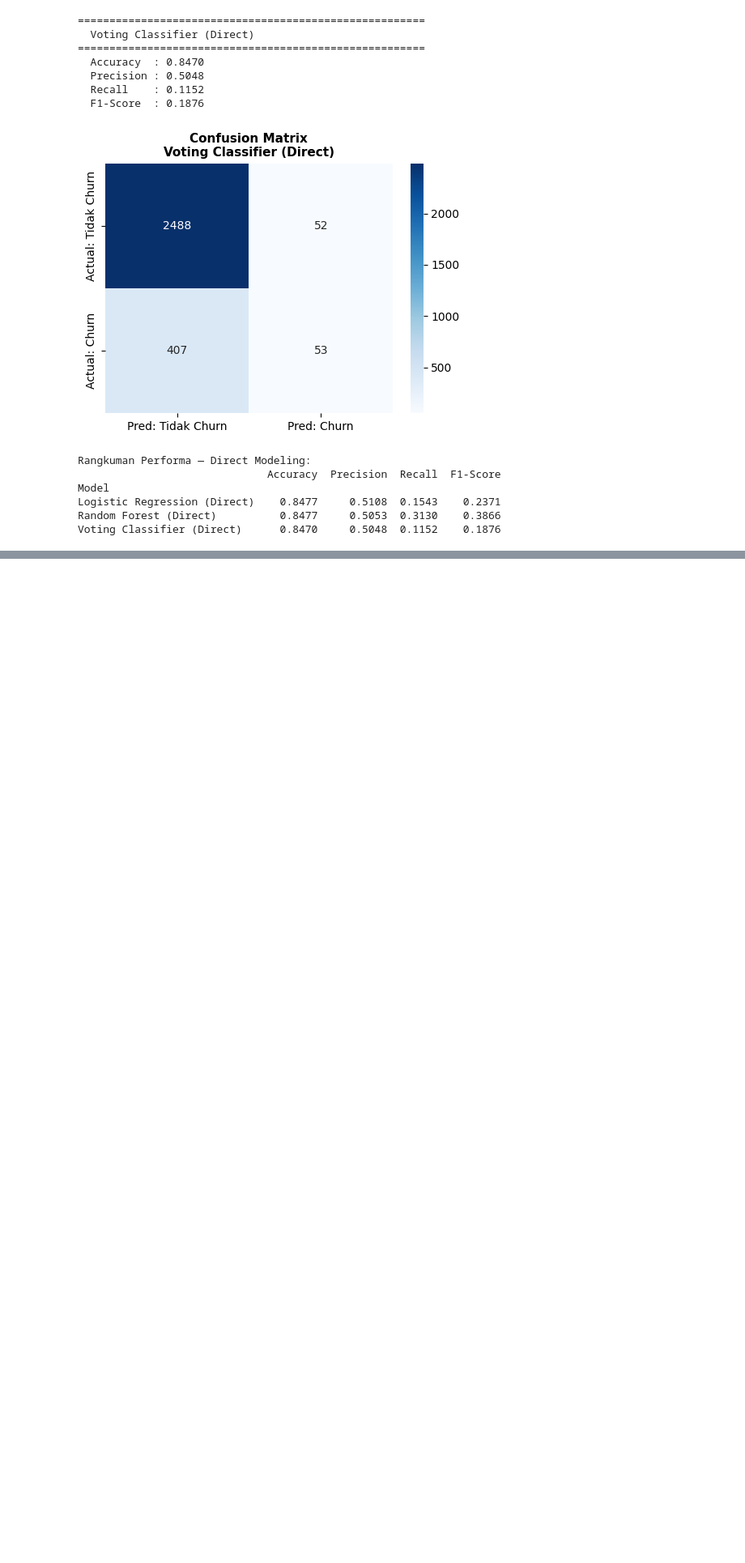
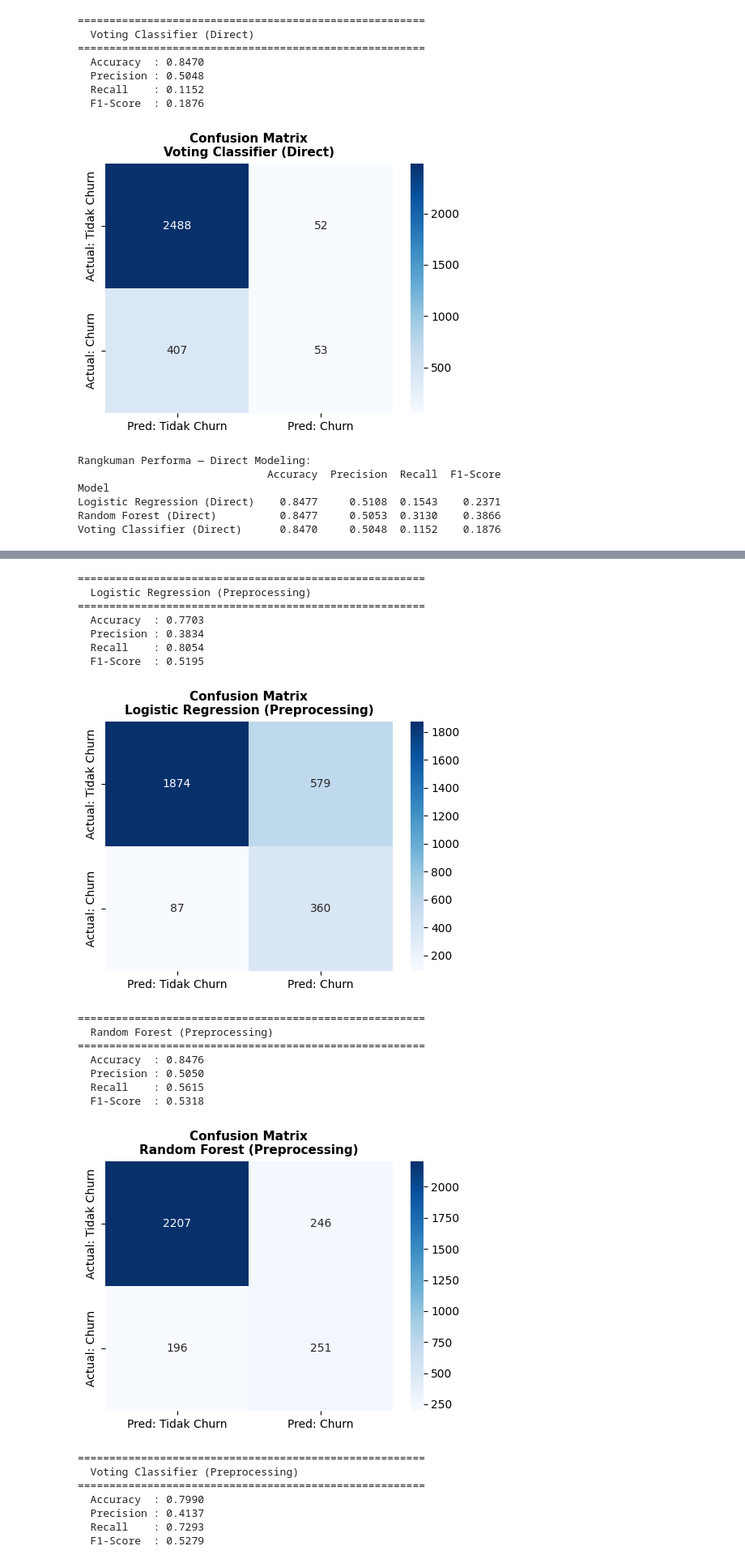
Before and after one commit to fikriwildann/customer-churn-prediction, a Jupyter notebook: UAS_BENGKOD.ipynb, the cells around one changed output, grey strips where cells are left out. Shown at 81% size. Cells and saved outputs as stored; diff of their text form; code cells hidden in the pictures; blank space fills up the shorter version.

```diff
--- a/UAS_BENGKOD.ipynb
+++ b/UAS_BENGKOD.ipynb
@@ -364,0 +458,9 @@ Voting Classifier (Direct)      0.8470     0.5048  0.1152    0.1876
+# %%
+# Encoding Fitur Kategorikal (One-Hot Encoding)
+cat_to_encode = df_prep.select_dtypes(include='object').columns.tolist()
+print(f'Kolom yang di-encode: {cat_to_encode}')
+
+df_prep = pd.get_dummies(df_prep, columns=cat_to_encode, drop_first=True)
+
+print(f'Shape setelah One-Hot Encoding: {df_prep.shape}')
+df_prep.head(3)
@@ -364,0 +507,11 @@ Voting Classifier (Direct)      0.8470     0.5048  0.1152    0.1876
+# %%
+# Penanganan Class Imbalance dengan SMOTE
+print('Distribusi kelas sebelum SMOTE:')
+print(pd.Series(y_train_p).value_counts())
+
+smote = SMOTE(random_state=42)
+X_train_sm, y_train_sm = smote.fit_resample(X_train_p_sc, y_train_p)
+
+print('\nDistribusi kelas setelah SMOTE:')
+print(pd.Series(y_train_sm).value_counts())
+print(f'\nJumlah data train: {len(X_train_sm):,} sampel')
@@ -364,0 +532,50 @@ Voting Classifier (Direct)      0.8470     0.5048  0.1152    0.1876
+# %%
+# Model 1 — Logistic Regression (Konvensional)
+lr_prep = LogisticRegression(random_state=42, max_iter=1000)
+
+# Model 2 — Random Forest (Ensemble Bagging)
+rf_prep = RandomForestClassifier(random_state=42, n_estimators=100)
+
+# Model 3 — LR + KNN + RF (Ensemble Voting)
+lr_vp  = LogisticRegression(random_state=42, max_iter=1000)
+knn_vp = KNeighborsClassifier()
+rf_vp  = RandomForestClassifier(random_state=42, n_estimators=50)
+voting_prep = VotingClassifier(
+    estimators=[('lr', lr_vp), ('knn', knn_vp), ('rf', rf_vp)],
+    voting='hard'
+)
+
+models_prep = {
+    'Logistic Regression (Preprocessing)': lr_prep,
+    'Random Forest (Preprocessing)': rf_prep,
+    'Voting Classifier (Preprocessing)': voting_prep,
+}
+
+results_prep = []
+for name, model in models_prep.items():
+    res = evaluate_model(model, X_train_sm, X_test_p_sc, y_train_sm, y_test_p, name)
+    results_prep.append(res)
+# %% [output]
+=======================================================
+  Logistic Regression (Preprocessing)
+=======================================================
+  Accuracy  : 0.7703
+  Precision : 0.3834
+  Recall    : 0.8054
+  F1-Score  : 0.5195
+[figure, added]
+=======================================================
+  Random Forest (Preprocessing)
+=======================================================
+  Accuracy  : 0.8476
+  Precision : 0.5050
+  Recall    : 0.5615
+  F1-Score  : 0.5318
+[figure, added]
+=======================================================
+  Voting Classifier (Preprocessing)
+=======================================================
+  Accuracy  : 0.7990
+  Precision : 0.4137
+  Recall    : 0.7293
+  F1-Score  : 0.5279
```
Also changed, not shown: parts of 11 cells of this notebook.
